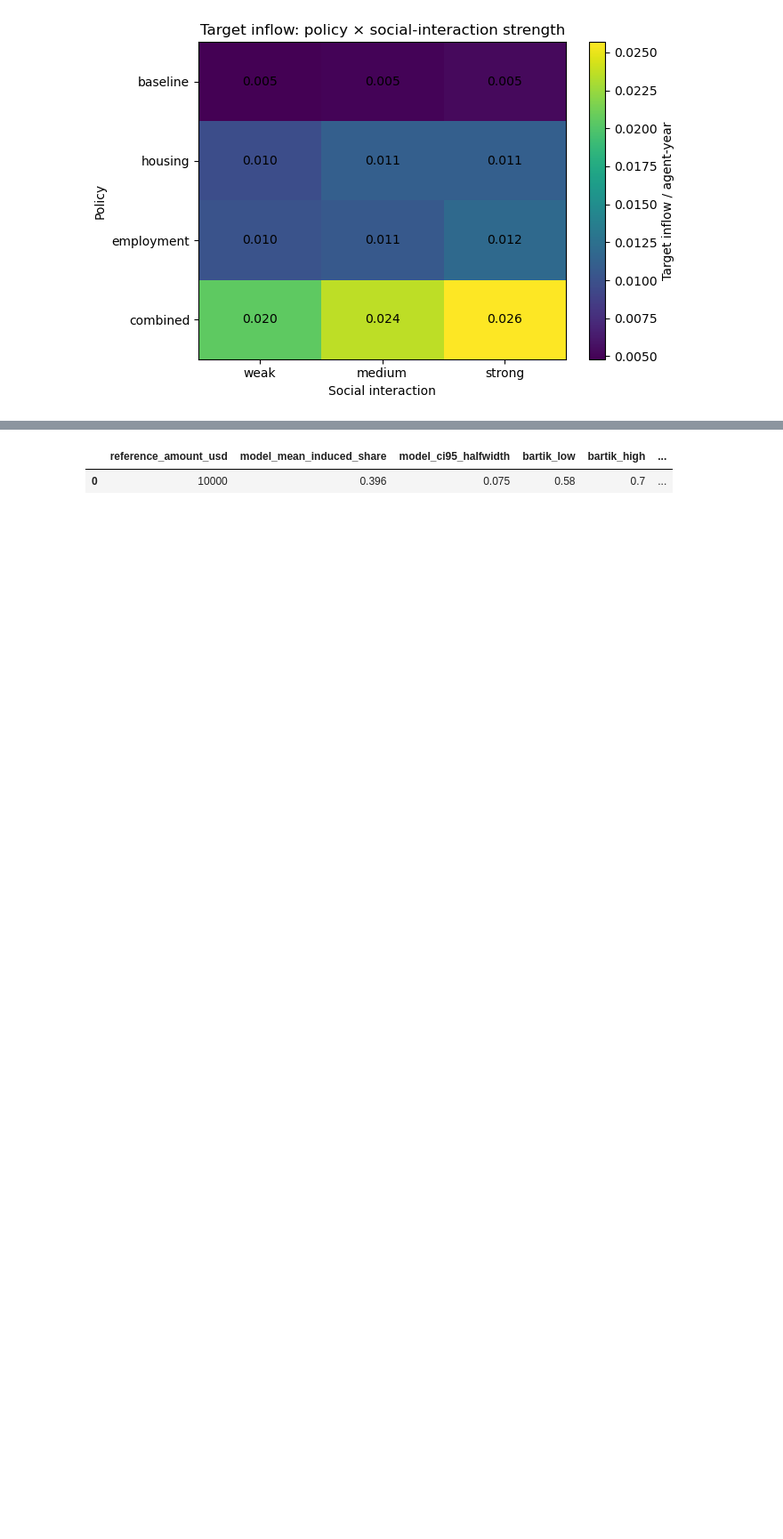
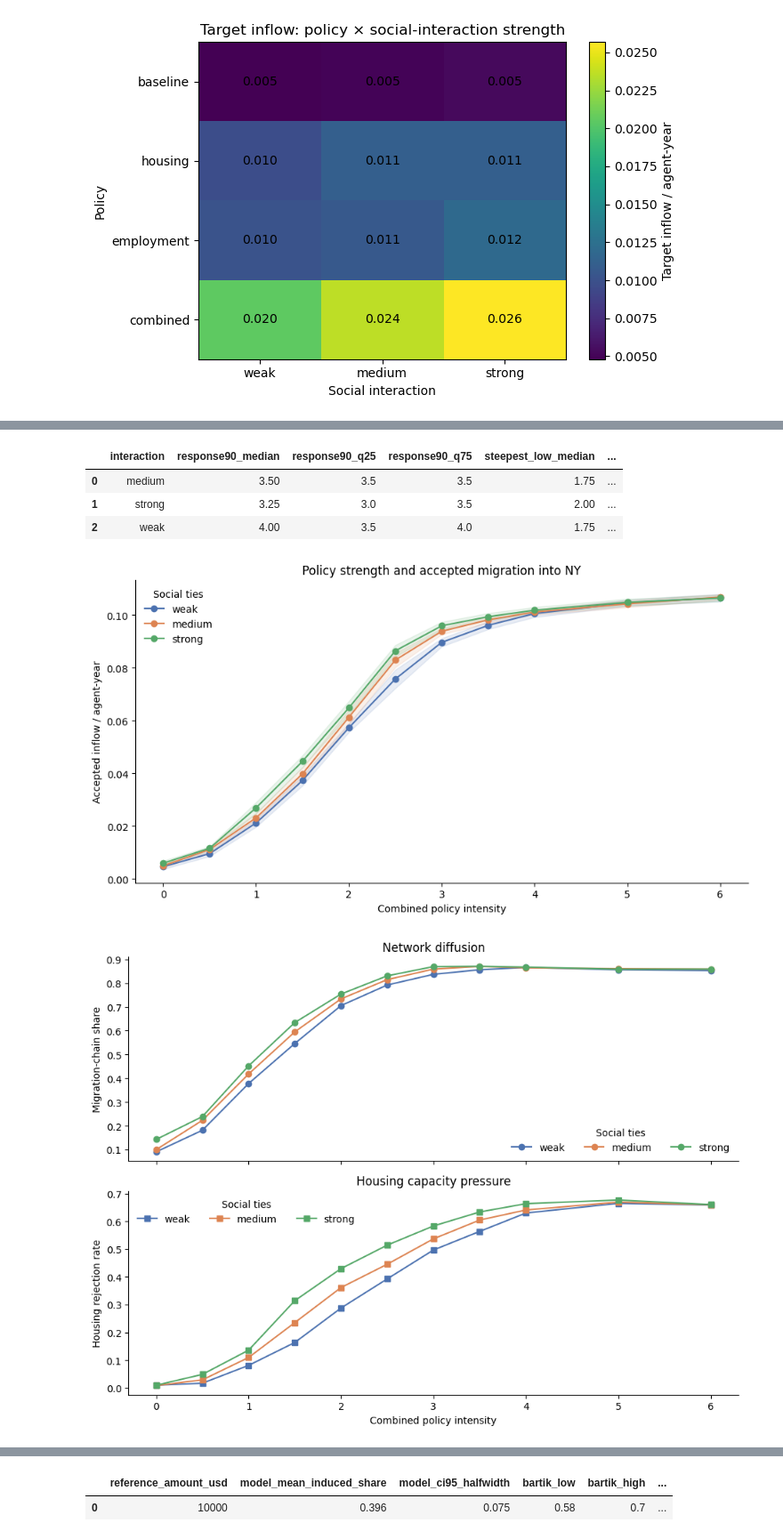
Before and after one commit to Jeremy-Xujia-Chen/CITS4403-GROUP-PROJECT, a Jupyter notebook: 0914-1_v8.ipynb, the cells around one changed output, grey strips where cells are left out. Shown at 89% size. Cells and saved outputs as stored; diff of their text form; code cells hidden in the pictures; blank space fills up the shorter version.

Commit message:
Add policy-intensity sweep and minimum sufficient strength (PR-12)

```diff
--- a/0914-1_v8.ipynb
+++ b/0914-1_v8.ipynb
@@ -1923,3 +2028,80 @@ plt.show()
+# %%
+LEVERS = ["housing", "employment", "migration_incentive", "combined"]
+lever_cases = [(FOCAL_STATE, lever, x, inter, seed)
+               for lever in LEVERS for x in EXTENDED_INTENSITIES
+               for inter in SWEEP_INTERACTIONS for seed in SWEEP_SEEDS]
+lever_runs = cached_or_run("lever_intensity_sweep_runs.csv", lever_cases)
+
+POLICY_INTENSITIES = EXTENDED_INTENSITIES
+sweep_runs = (lever_runs[lever_runs["lever"] == "combined"]
+              .rename(columns={"intensity": "policy_intensity"}).reset_index(drop=True))
+sweep_summary = sweep_runs.groupby(["interaction", "policy_intensity"]).agg(
+    target_inflow_rate=("target_inflow_rate", "mean"),
+    target_inflow_ci95=("target_inflow_rate", lambda s: mean_t_ci(s)[1]),
+    target_social_cost=("target_social_cost", "mean"),
+    chain_share=("chain_share", "mean"),
+    housing_rejection=("housing_rejection", "mean"),
+).reset_index()
+
+threshold_by_seed = thresholds_by_seed(sweep_runs, ["interaction"], x_col="policy_intensity")
+threshold_grid4 = thresholds_by_seed(sweep_runs[sweep_runs["policy_intensity"] <= 4.0], ["interaction"], x_col="policy_intensity")
+threshold_summary = threshold_by_seed.groupby("interaction").agg(
+    response90_median=("response90", "median"),
+    response90_q25=("response90", lambda s: s.quantile(0.25)),
+    response90_q75=("response90", lambda s: s.quantile(0.75)),
+    steepest_low_median=("steepest_low", "median"),
+    steepest_high_median=("steepest_high", "median"),
+).join(threshold_grid4.groupby("interaction")["response90"].median().rename("response90_median_grid0to4")).reset_index()
+display(threshold_summary.round(3))
+# %% [output]
+|  | interaction | response90_median | response90_q25 | response90_q75 | steepest_low_median | ... |
+| 0 | medium | 3.50 | 3.5 | 3.5 | 1.75 | ... |
+| 1 | strong | 3.25 | 3.0 | 3.5 | 2.00 | ... |
+| 2 | weak | 4.00 | 3.5 | 4.0 | 1.75 | ... |
+# %%
+# Main response curve with consistent social-interaction colors.
+fig, ax = plt.subplots(figsize=(9.5, 5.2))
+for label in ["weak", "medium", "strong"]:
+    g = sweep_summary[sweep_summary["interaction"] == label].sort_values("policy_intensity")
+    x = g["policy_intensity"].to_numpy()
+    y = g["target_inflow_rate"].to_numpy()
+    ci = g["target_inflow_ci95"].to_numpy()
+    ax.plot(x, y, marker="o", color=INTERACTION_COLORS[label], label=label)
+    ax.fill_between(x, y - ci, y + ci, color=INTERACTION_COLORS[label], alpha=0.12)
+ax.set_title(f"Policy strength and accepted migration into {FOCAL_STATE}")
+ax.set_xlabel("Combined policy intensity")
+ax.set_ylabel("Accepted inflow / agent-year")
+ax.legend(title="Social ties", frameon=False)
+ax.spines[["top", "right"]].set_visible(False)
+plt.tight_layout()
+plt.show()
+
+# Keep network diffusion and capacity pressure visually paired by color, but
+# separate the metrics into two panels so line style is not doing too much work.
+fig, axes = plt.subplots(2, 1, figsize=(9.5, 7.2), sharex=True)
+for label in ["weak", "medium", "strong"]:
+    g = sweep_summary[sweep_summary["interaction"] == label].sort_values("policy_intensity")
+    axes[0].plot(
+        g["policy_intensity"], g["chain_share"], marker="o",
+        color=INTERACTION_COLORS[label], label=label,
+    )
+    axes[1].plot(
+        g["policy_intensity"], g["housing_rejection"], marker="s",
+        color=INTERACTION_COLORS[label], label=label,
+    )
+axes[0].set_title("Network diffusion")
+axes[0].set_ylabel("Migration-chain share")
+axes[1].set_title("Housing capacity pressure")
+axes[1].set_xlabel("Combined policy intensity")
+axes[1].set_ylabel("Housing rejection rate")
+for ax in axes:
+    ax.legend(title="Social ties", frameon=False, ncol=3)
+    ax.spines[["top", "right"]].set_visible(False)
+plt.tight_layout()
+plt.show()
+# %% [output]
+[figure, added]
+[figure, added]
 # %% [markdown]
 ### 10.1 Tulsa Remote external-reference diagnostic
 
```
Also changed, not shown: parts of 3 cells of this notebook, 1 other file.
